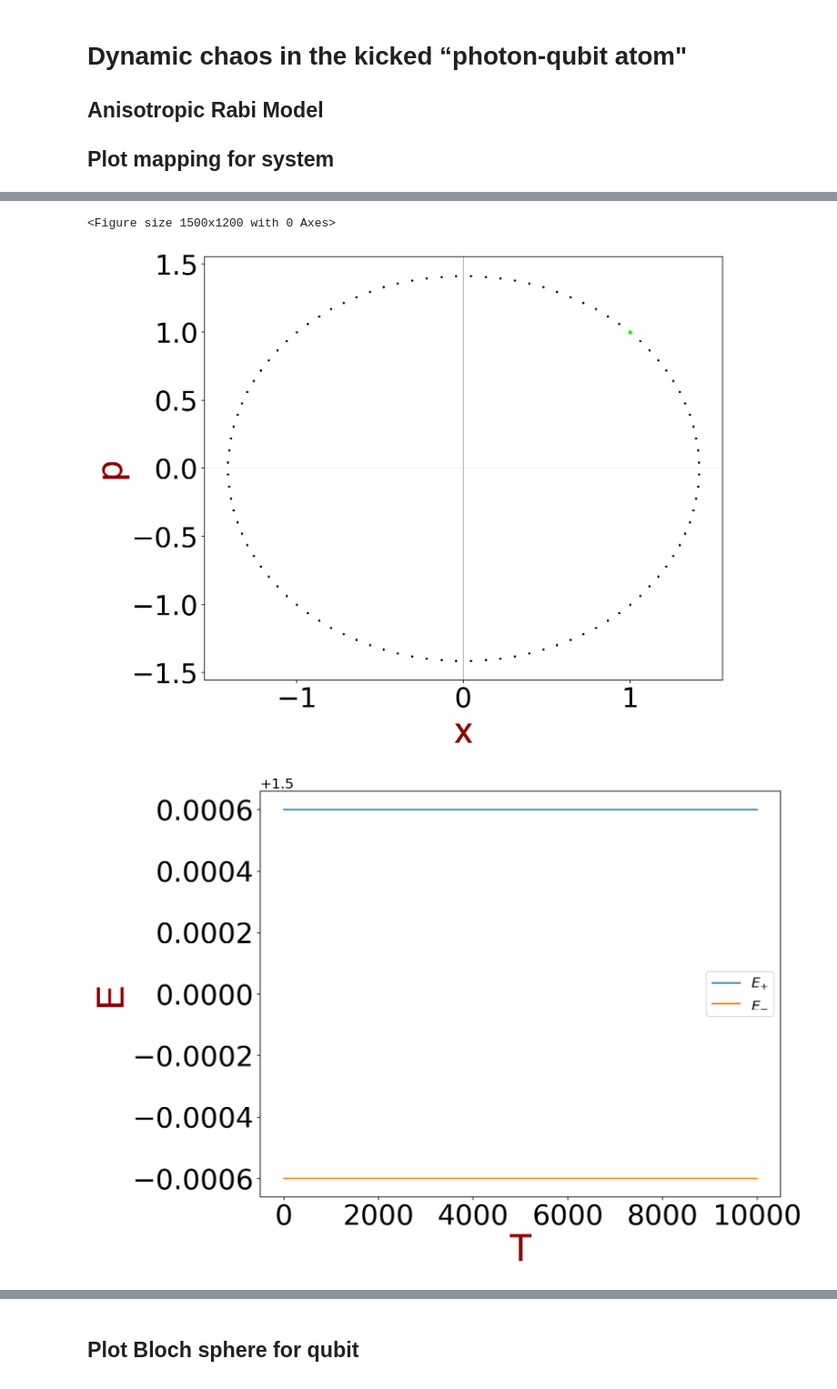
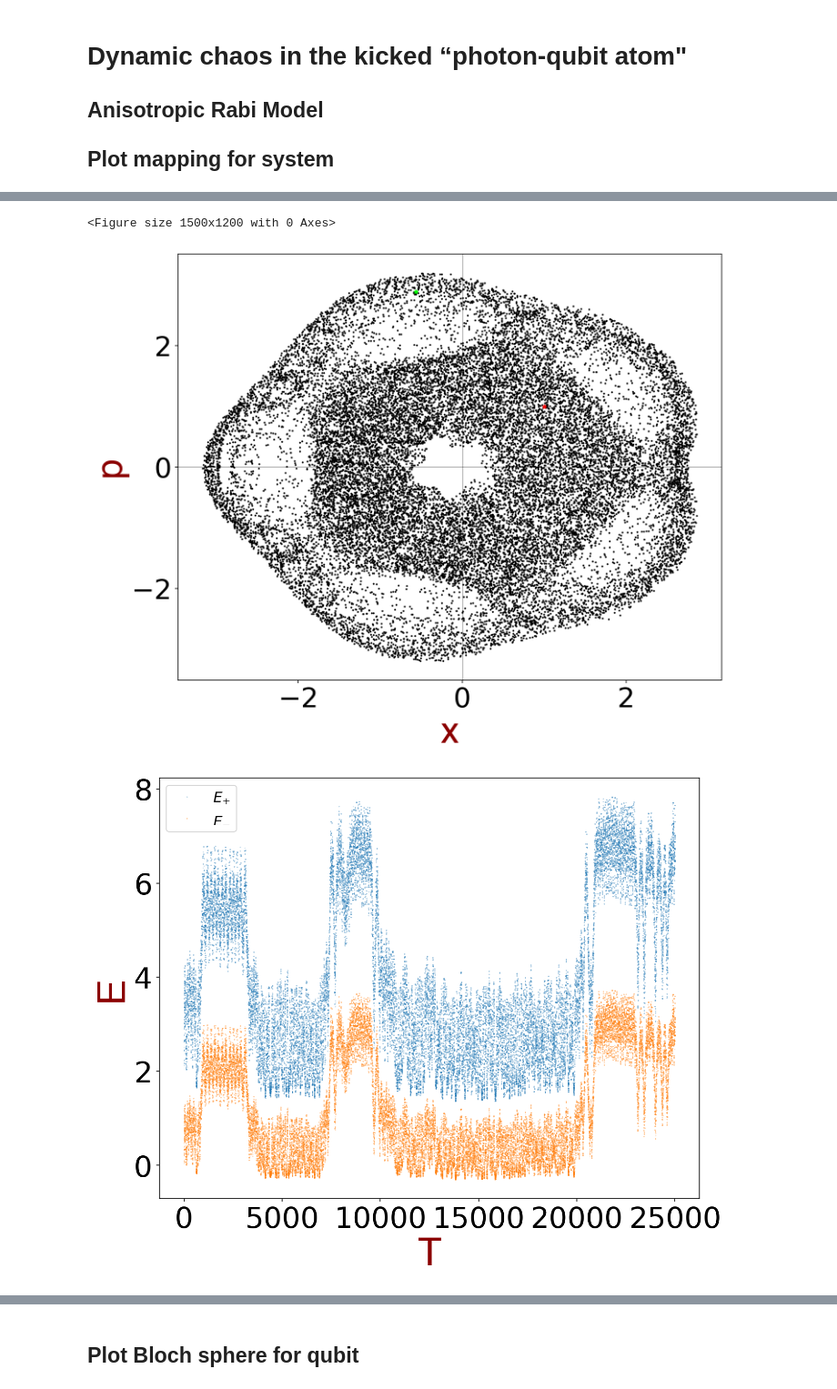
Before and after one commit to propellermint/Dynamic-chaos-in-the-kicked-photon-qubit-atom, a Jupyter notebook: Kicked Qubit-AR.ipynb, the cells around one changed output, grey strips where cells are left out. Shown at 91% size. Drawn from its saved outputs; the diff is of its cells as text; code cells hidden in the pictures.

```diff
--- a/Kicked Qubit-AR.ipynb
+++ b/Kicked Qubit-AR.ipynb
@@ -5,7 +5,6 @@
 
 ## Plot mapping for system
 # %%
-%%notify
 import numpy as np
 import math as mp
 import matplotlib as mpl
@@ -30,18 +29,18 @@ def func(z,t):
 #-----------------------
 w = 1                  #  photonic field frequency
 w2 = w                 #  qubit frequency
-r = 0.33              #  frequency ratio
+r = 1/5              #  frequency ratio
 Tk = 2 * np.pi * r / w     #  period of an external driving force
 
-gx = 0.0002
+gx = 0.41
 gy = gx
-phi = 0              #  external driving force amplitude
+phi = 20              #  external driving force amplitude
 q0 = 1                 #  initial coordinate
 p0 = 1                 #  initial impulse
 u0 = np.sqrt(1e-20/2)      #  initial spinor component U
 v0 = np.sqrt(2/2)      #  initial spinor component V
 
-n_steps = 10000       #  number of periods
+n_steps = 25000       #  number of periods
 
 print('Tk = ', Tk)
 print('T = ', 2 * np.pi / w)
@@ -67,15 +66,15 @@ for n in notebook.tqdm(range(1, n_steps+1)):
 
     tn = Tk * (n - 1)
 
-    p0 = P[n - 1]
-    q0 = Q[n - 1]
-    u0 = (np.cos(phi) * U[n - 1] - 1j * np.sin(phi) * V[n - 1])
-    v0 = (-1j*np.sin(phi) * U[n - 1] + np.cos(phi) * V[n - 1])
+    p01 = P[n - 1]
+    q01 = Q[n - 1]
+    u01 = (np.cos(phi) * U[n - 1] - 1j * np.sin(phi) * V[n - 1])
+    v01 = (-1j*np.sin(phi) * U[n - 1] + np.cos(phi) * V[n - 1])
 
 
-    z0 = [p0, q0, u0, v0]
+    z0 = [p01, q01, u01, v01]
 
-    sol = odeintw(func, z0, [tn ,tn + Tk], atol=1e-13, rtol=1e-13, mxstep=500000)
+    sol = odeintw(func, z0, [tn ,tn + Tk], mxstep=500000)
     #print(sol)
     P[n] = sol[-1,0]
     Q[n] = sol[-1,1]
@@ -119,31 +117,31 @@ plt.tick_params(labelsize=textsize)
 #plt.grid()
 plt.tight_layout()
 plt.show()
-#fig.savefig('images/qubit/arabi/qubit_px,' + 'r=' +str(r) + ',f0=' + str(phi) + ',gx=' + str(gx) + '.png', dpi=fig.dpi)
+fig.savefig('images/qubit/arabi/qubit_px,' + 'r=' +str(r) + ',f0=' + str(phi) + ',gx=' + str(gx) + '.png', dpi=fig.dpi)
 # %% [output]
 <Figure size 1500x1200 with 0 Axes>
-[figure, old version]
+[figure, new version]
 # %%
 eplus = []
 eminus = []
 
 for i in range(len(Q)):
     x = np.real(Q)
     p = np.real(P)
     eplus.append(w**2*x[i]**2/2 + p[i]**2/2 + w/2 + 2*gx*np.sqrt(w*x[i]**2/2 + p[i]**2/2/w + 1))
     eminus.append(w**2*x[i]**2/2 + p[i]**2/2 + w/2 - 2*gx*np.sqrt(w*x[i]**2/2 + p[i]**2/2/w + 1))
 
 plt.figure(figsize=(10,8), dpi=150)
-plt.plot(np.round(eplus, 4), label=r'$E_{+}$')
-plt.plot(np.round(eminus, 4), label=r'$E_{-}$')
+plt.plot(np.round(eplus, 4), 'o', ms=0.2, label=r'$E_{+}$')
+plt.plot(np.round(eminus, 4), 'o', ms=0.2, label=r'$E_{-}$')
 plt.xlabel('T', fontdict=font)
 plt.ylabel('E', fontdict=font)
 plt.tick_params(labelsize=textsize)
 plt.legend()
 plt.savefig('images/qubit/arabi/energy,' + 'r=' +str(r) + ',f0=' + str(phi) + ',gx=' + str(gx) + '.png', dpi=fig.dpi)
 plt.show()
 # %% [output]
-[figure, old version]
+[figure, new version]
 # %%
 #  plot for (u, v)
 fig = plt.figure(figsize=(20, 8), dpi=150)
```
Also changed, not shown: parts of 10 cells of this notebook, 6 other files.
